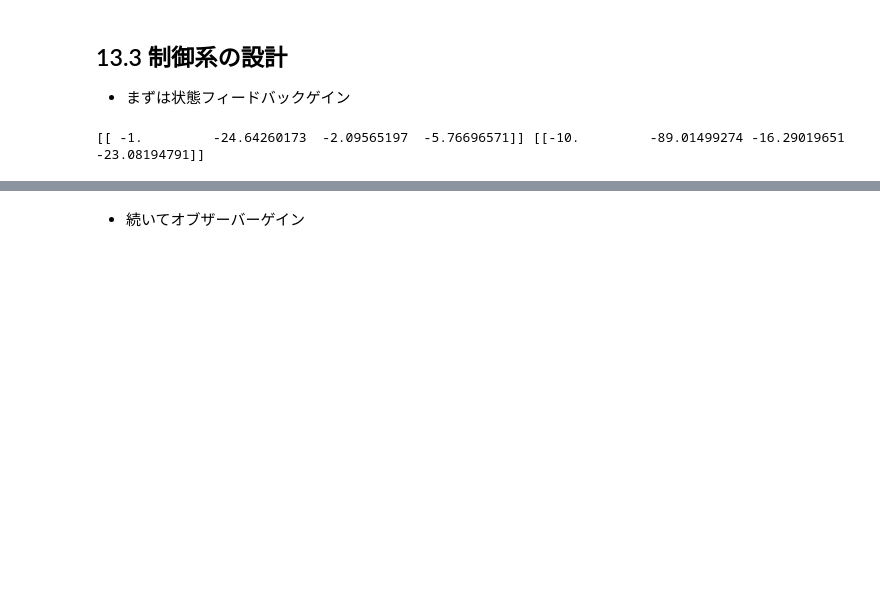
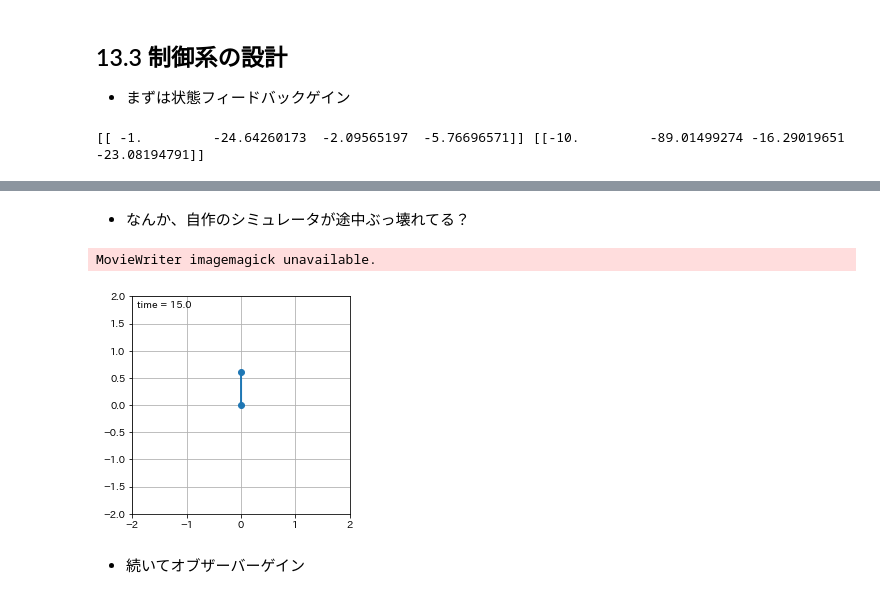
Before and after one commit to gomi-kuzu/wakariyasui_modern_control, a Jupyter notebook: 13章らへん.ipynb, the cells around one changed output, grey strips where cells are left out. Cells and saved outputs as stored; diff of their text form; code cells hidden in the pictures; blank space fills up the shorter version.

```diff
--- a/13章らへん.ipynb
+++ b/13章らへん.ipynb
@@ -93,3 +195,10 @@ print(F1, F2)
+# %% [markdown]
+- なんか、自作のシミュレータが途中ぶっ壊れてる？
+# %%
+video(np.array(df["x"]), np.array(df["angle"]), my_pen.l, my_pen.t, True)
+# %% [output]
+MovieWriter imagemagick unavailable.
+[figure, added]
 # %% [markdown]
 - 続いてオブザーバーゲイン
 # %%
```
Also changed, not shown: parts of 11 cells of this notebook, 2 other files.
